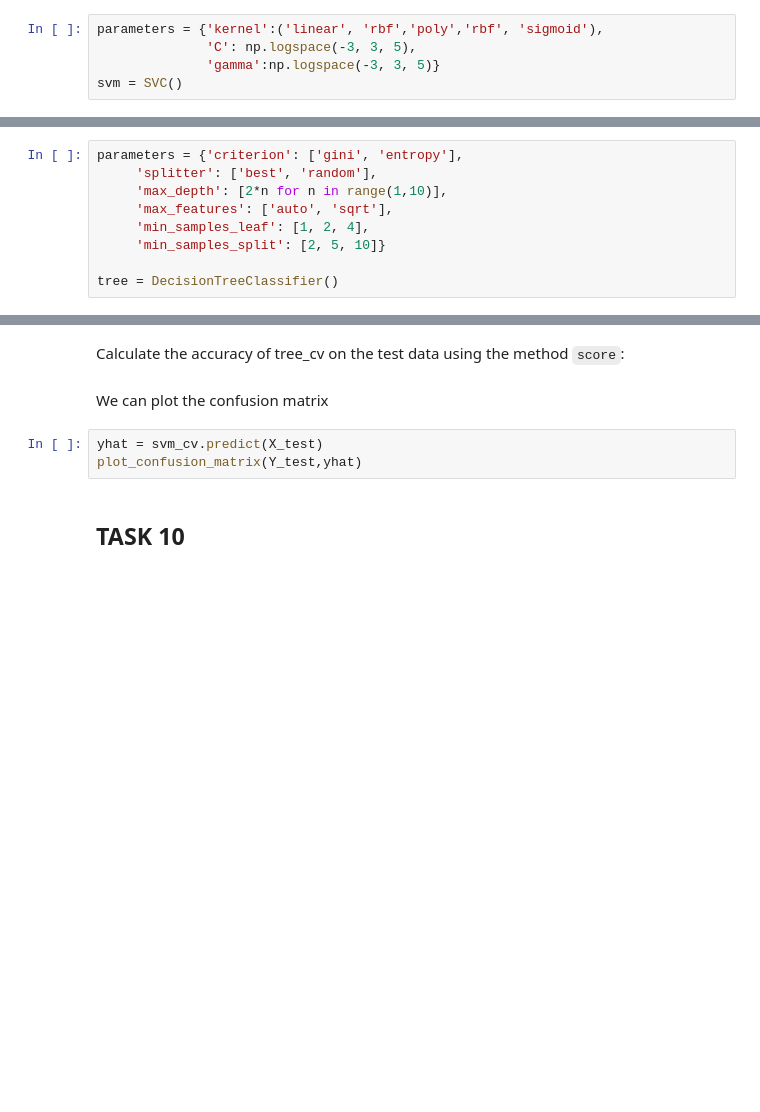
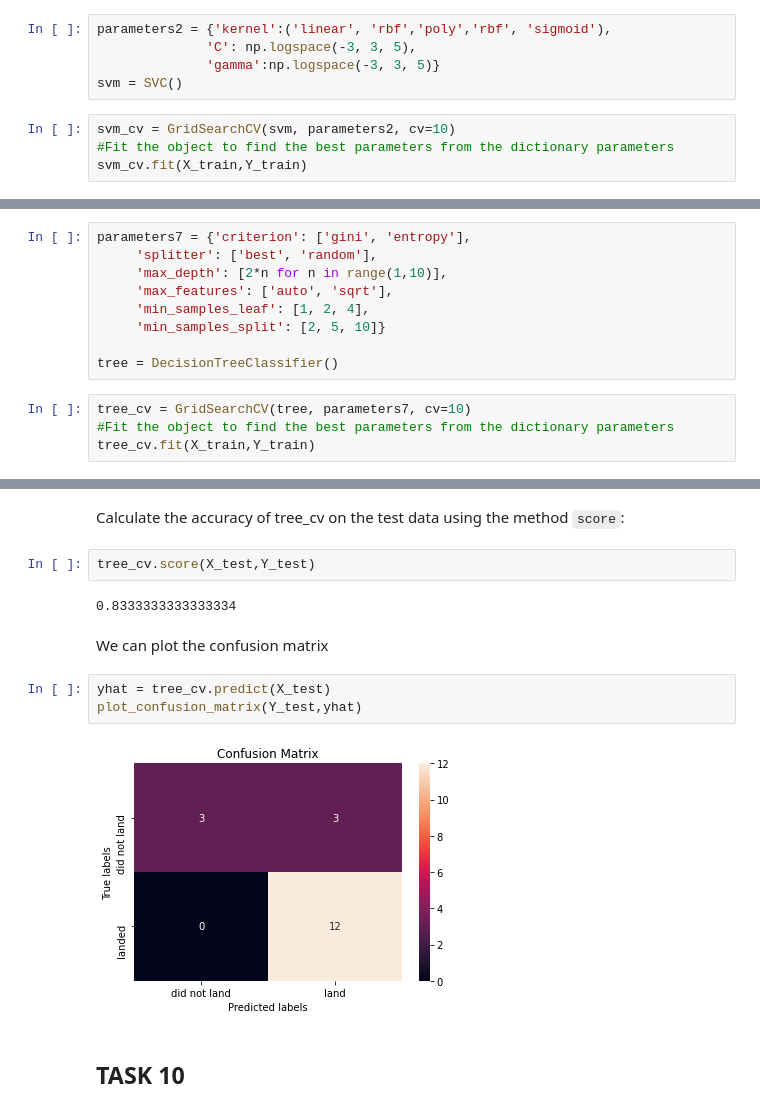
Before and after one commit to zakia16/IBM-DataScience-Capstone, a Jupyter notebook: Machine Learning Prediction.ipynb, the cells around one changed output, grey strips where cells are left out. Cells and saved outputs as stored; diff of their text form; blank space fills up the shorter version.

```diff
--- a/Machine Learning Prediction.ipynb
+++ b/Machine Learning Prediction.ipynb
@@ -149,7 +222,11 @@ Examining the confusion matrix, we see that logistic regression can distinguish
 # %% [markdown]
 Create a support vector machine object then  create a  <code>GridSearchCV</code> object  <code>svm_cv</code> with cv - 10.  Fit the object to find the best parameters from the dictionary <code>parameters</code>.
 # %%
-parameters = {'kernel':('linear', 'rbf','poly','rbf', 'sigmoid'),
+parameters2 = {'kernel':('linear', 'rbf','poly','rbf', 'sigmoid'),
               'C': np.logspace(-3, 3, 5),
               'gamma':np.logspace(-3, 3, 5)}
 svm = SVC()
+# %%
+svm_cv = GridSearchCV(svm, parameters2, cv=10)
+#Fit the object to find the best parameters from the dictionary parameters
+svm_cv.fit(X_train,Y_train)
@@ -170,7 +263,7 @@ plot_confusion_matrix(Y_test,yhat)
 # %% [markdown]
 Create a decision tree classifier object then  create a  <code>GridSearchCV</code> object  <code>tree_cv</code> with cv = 10.  Fit the object to find the best parameters from the dictionary <code>parameters</code>.
 # %%
-parameters = {'criterion': ['gini', 'entropy'],
+parameters7 = {'criterion': ['gini', 'entropy'],
      'splitter': ['best', 'random'],
      'max_depth': [2*n for n in range(1,10)],
      'max_features': ['auto', 'sqrt'],
@@ -178,3 +271,7 @@ parameters = {'criterion': ['gini', 'entropy'],
      'min_samples_split': [2, 5, 10]}
 
 tree = DecisionTreeClassifier()
+# %%
+tree_cv = GridSearchCV(tree, parameters7, cv=10)
+#Fit the object to find the best parameters from the dictionary parameters
+tree_cv.fit(X_train,Y_train)
@@ -185,11 +293,17 @@ print("accuracy :",tree_cv.best_score_)
 ## TASK  9
 # %% [markdown]
 Calculate the accuracy of tree_cv on the test data using the method <code>score</code>:
+# %%
+tree_cv.score(X_test,Y_test)
+# %% [output]
+0.8333333333333334
 # %% [markdown]
 We can plot the confusion matrix
 # %%
-yhat = svm_cv.predict(X_test)
+yhat = tree_cv.predict(X_test)
 plot_confusion_matrix(Y_test,yhat)
+# %% [output]
+[figure, added]
 # %% [markdown]
 ## TASK  10
 # %% [markdown]
```
Also changed, not shown: parts of 23 cells of this notebook.
